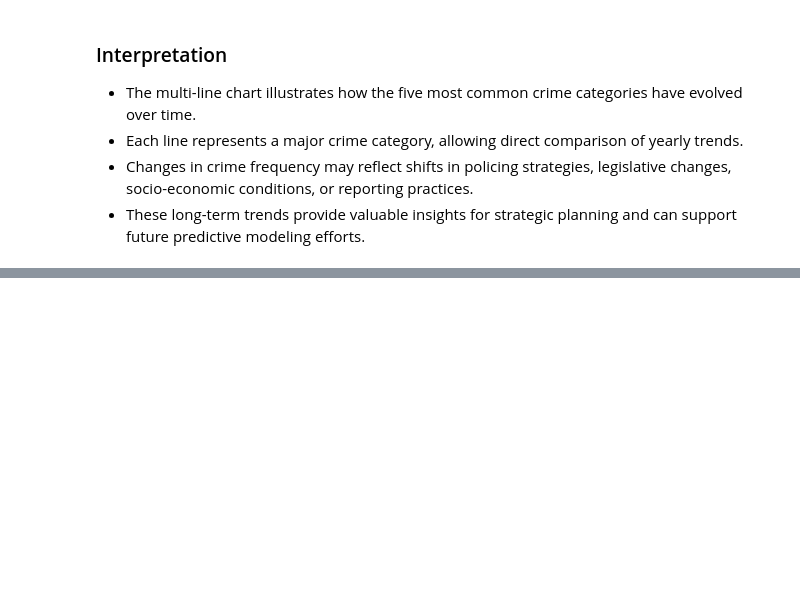
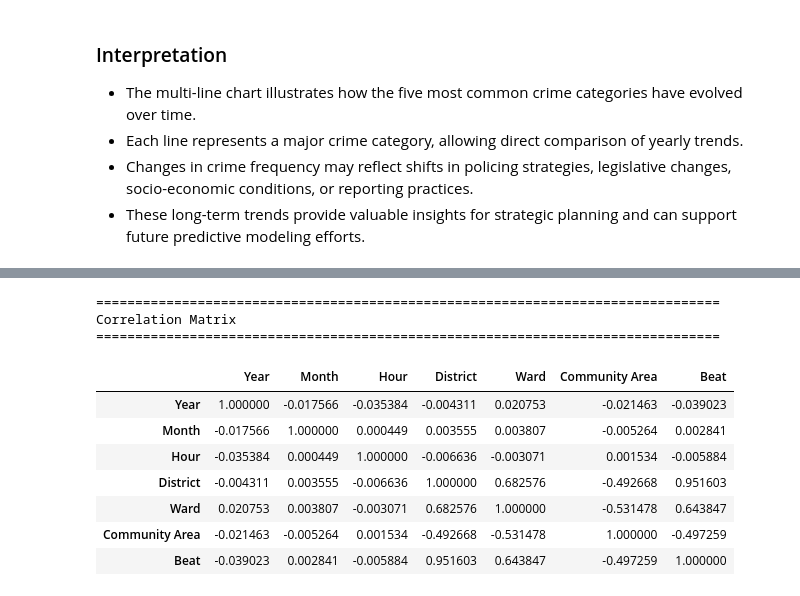
Before and after one commit to arnavon2005/Army_Provost_ML_Project, a Jupyter notebook: 04_Exploratory_Data_Analysis.ipynb, the cells around one changed output, grey strips where cells are left out. Drawn from its saved outputs; the diff is of its cells as text; code cells hidden in the pictures; blank space fills up the shorter version.

```diff
--- a/04_Exploratory_Data_Analysis.ipynb
+++ b/04_Exploratory_Data_Analysis.ipynb
@@ -1696,0 +1714,42 @@ plt.show()
+# %%
+# ============================================
+# Correlation Analysis
+# ============================================
+
+# Numerical columns available for correlation
+numeric_columns = [
+    "Year",
+    "Month",
+    "Day",
+    "Hour",
+    "District",
+    "Ward",
+    "Community Area",
+    "Beat"
+]
+
+# Keep only columns that actually exist
+numeric_columns = [
+    col for col in numeric_columns
+    if col in chicago_df.columns
+]
+
+correlation_matrix = chicago_df[numeric_columns].corr()
+
+print("=" * 80)
+print("Correlation Matrix")
+print("=" * 80)
+
+display(correlation_matrix)
+# %% [output]
+================================================================================
+Correlation Matrix
+================================================================================
+|  | Year | Month | Hour | District | Ward | Community Area | Beat |
+| Year | 1.000000 | -0.017566 | -0.035384 | -0.004311 | 0.020753 | -0.021463 | -0.039023 |
+| Month | -0.017566 | 1.000000 | 0.000449 | 0.003555 | 0.003807 | -0.005264 | 0.002841 |
+| Hour | -0.035384 | 0.000449 | 1.000000 | -0.006636 | -0.003071 | 0.001534 | -0.005884 |
+| District | -0.004311 | 0.003555 | -0.006636 | 1.000000 | 0.682576 | -0.492668 | 0.951603 |
+| Ward | 0.020753 | 0.003807 | -0.003071 | 0.682576 | 1.000000 | -0.531478 | 0.643847 |
+| Community Area | -0.021463 | -0.005264 | 0.001534 | -0.492668 | -0.531478 | 1.000000 | -0.497259 |
+| Beat | -0.039023 | 0.002841 | -0.005884 | 0.951603 | 0.643847 | -0.497259 | 1.000000 |
```
Also changed, not shown: parts of 3 cells of this notebook.
